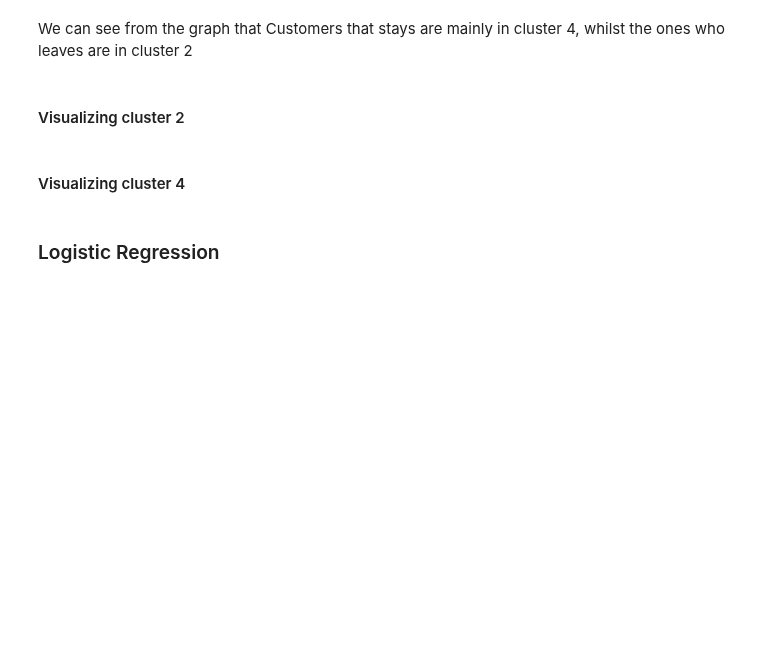
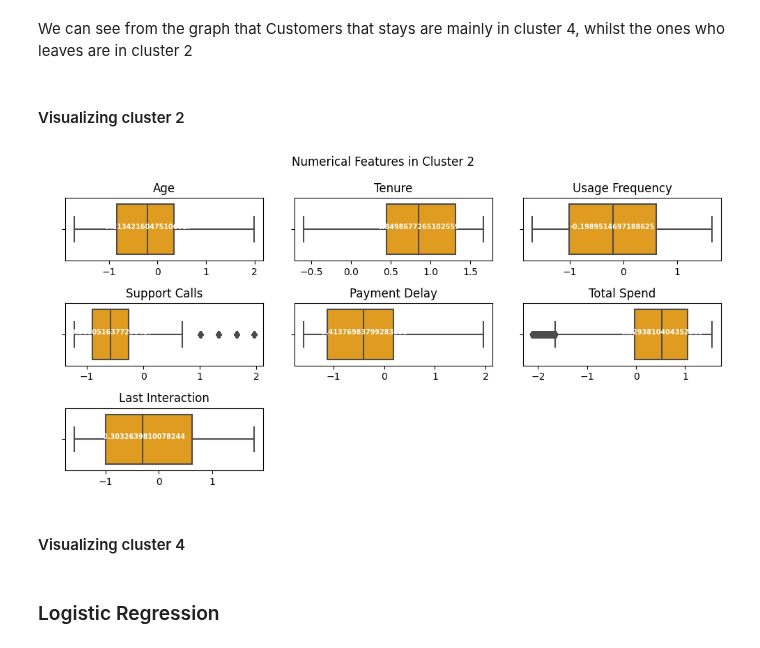
Before and after one commit to Johannes3001/AppliedML_Assign.01, a Jupyter notebook: Fredrik_Codes.ipynb, the cells around one changed output. Saved outputs shown, nothing was run; the diff lists cells and outputs as text; code cells hidden in the pictures; blank space fills up the shorter version.

```diff
--- a/Fredrik_Codes.ipynb
+++ b/Fredrik_Codes.ipynb
@@ -278,6 +278,28 @@ for i in ax.containers:
 We can see from the graph that Customers that stays are mainly in cluster 4, whilst the ones who leaves are in cluster 2
 # %% [markdown]
 #### Visualizing cluster 2
+# %%
+cluster_1 = df1[df1['cluster'] == 2]
+# Check numerical columns
+cluster_1_num = cluster_1.select_dtypes(['float64' , 'int64'])
+cluster_1_num = cluster_1[['Age', 'Tenure', 'Usage Frequency', 'Support Calls','Payment Delay', 'Total Spend', 'Last Interaction']]
+
+fig = plt.figure(figsize = (10,5))
+fig.suptitle('Numerical Features in Cluster 2')
+for i,j in enumerate(col_features):
+    ax = fig.add_subplot(3,3,i+1)
+    ax = sns.boxplot(data = cluster_1_num , x = j , color = 'orange')
+    #Calculate median
+    median = cluster_1_num[j].median()
+    #Plot median in the graph
+    ax.text(median , ax.get_yticks(), s = '{}'.format(median)  ,horizontalalignment='center',size='x-small',color='w',weight='semibold')
+    ax.set_ylabel(' ')
+    ax.set_xlabel('')
+    ax.set_title(j)
+
+plt.tight_layout()
+# %% [output]
+[figure, added]
 # %% [markdown]
 #### Visualizing cluster 4
 # %% [markdown]
```
